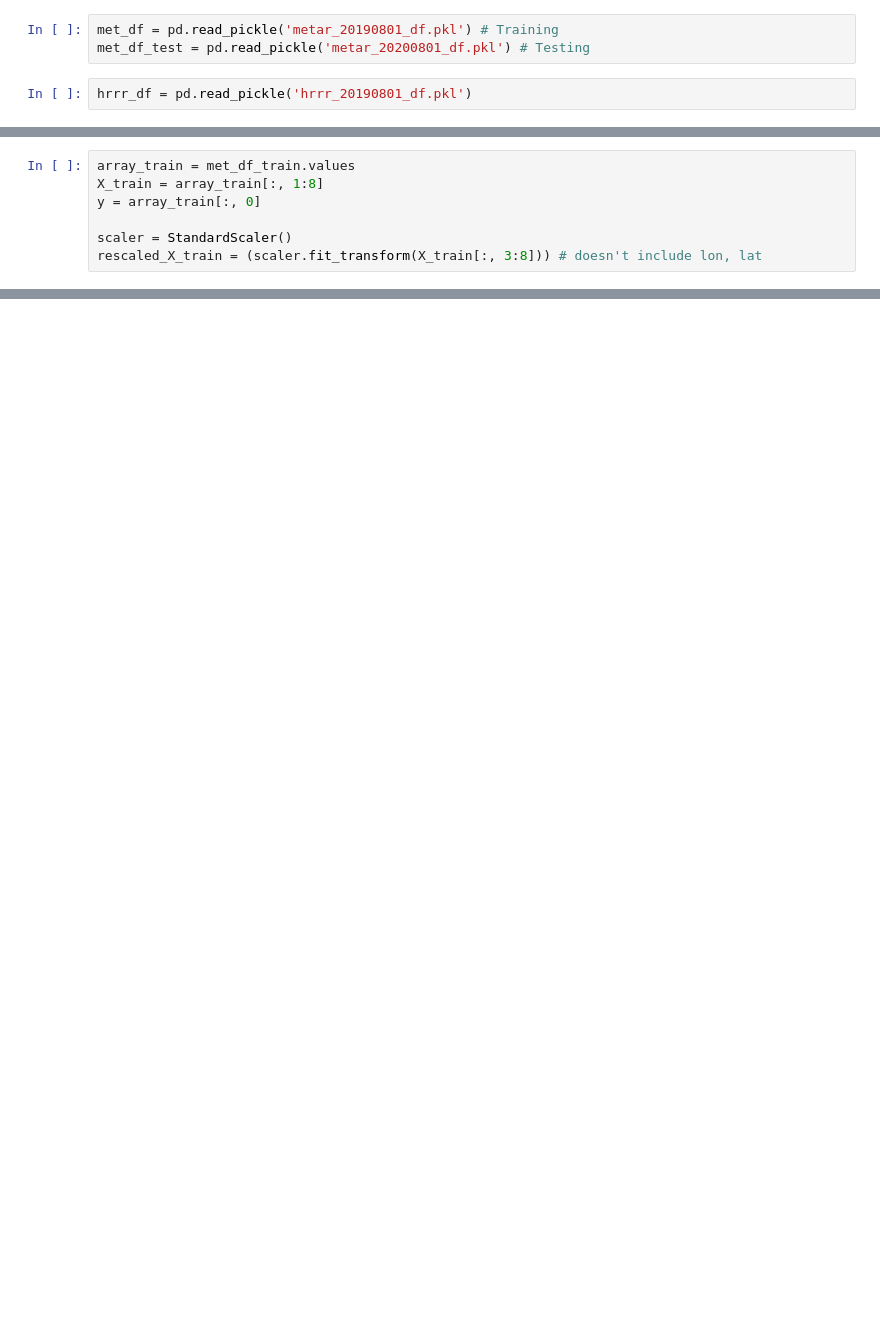
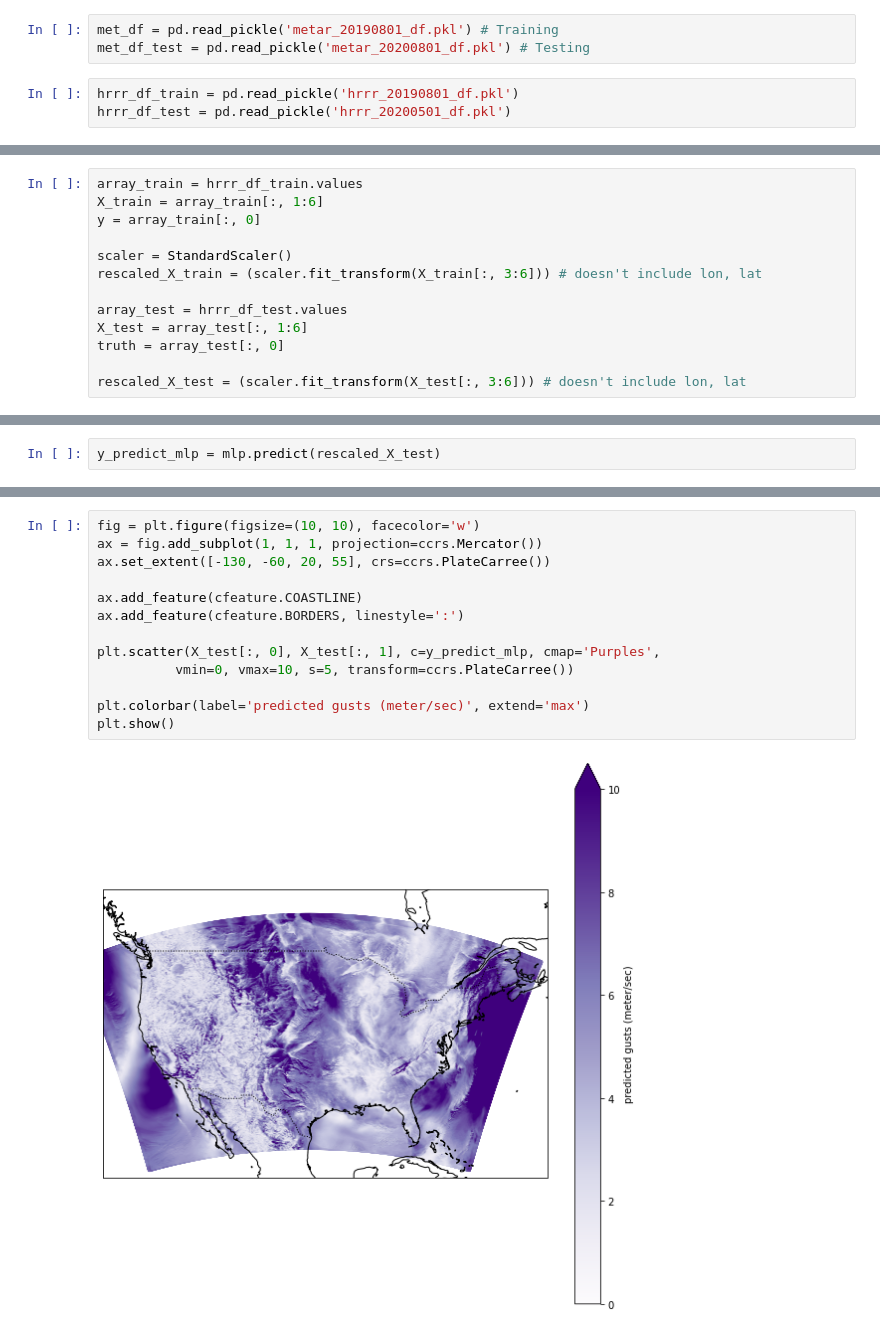
Before and after one commit to jesseturner/Wind-Gust-Predictions, a Jupyter notebook: NN_trained_hrrr.ipynb, the cells around one changed output, grey strips where cells are left out. Cells and saved outputs as stored; diff of their text form; blank space fills up the shorter version.

Commit message:
Attempt at NN trained on HRRR. Interesting results.

```diff
--- a/NN_trained_hrrr.ipynb
+++ b/NN_trained_hrrr.ipynb
@@ -11,4 +14,5 @@ from sklearn.inspection import plot_partial_dependence
 met_df = pd.read_pickle('metar_20190801_df.pkl') # Training
 met_df_test = pd.read_pickle('metar_20200801_df.pkl') # Testing
 # %%
-hrrr_df = pd.read_pickle('hrrr_20190801_df.pkl')
+hrrr_df_train = pd.read_pickle('hrrr_20190801_df.pkl')
+hrrr_df_test = pd.read_pickle('hrrr_20200501_df.pkl')
@@ -15,7 +35,13 @@ hrrr_df = pd.read_pickle('hrrr_20190801_df.pkl')
 # %%
-array_train = met_df_train.values
-X_train = array_train[:, 1:8]
+array_train = hrrr_df_train.values
+X_train = array_train[:, 1:6]
 y = array_train[:, 0]
 
 scaler = StandardScaler()
-rescaled_X_train = (scaler.fit_transform(X_train[:, 3:8])) # doesn't include lon, lat
+rescaled_X_train = (scaler.fit_transform(X_train[:, 3:6])) # doesn't include lon, lat
+
+array_test = hrrr_df_test.values
+X_test = array_test[:, 1:6]
+truth = array_test[:, 0]
+
+rescaled_X_test = (scaler.fit_transform(X_test[:, 3:6])) # doesn't include lon, lat
@@ -30,0 +60,2 @@ mlp = mlp.fit(rescaled_X_train, y)
+# %%
+y_predict_mlp = mlp.predict(rescaled_X_test)
@@ -30,0 +64,15 @@ mlp = mlp.fit(rescaled_X_train, y)
+# %%
+fig = plt.figure(figsize=(10, 10), facecolor='w')
+ax = fig.add_subplot(1, 1, 1, projection=ccrs.Mercator())
+ax.set_extent([-130, -60, 20, 55], crs=ccrs.PlateCarree())
+
+ax.add_feature(cfeature.COASTLINE)
+ax.add_feature(cfeature.BORDERS, linestyle=':')
+
+plt.scatter(X_test[:, 0], X_test[:, 1], c=y_predict_mlp, cmap='Purples',
+          vmin=0, vmax=10, s=5, transform=ccrs.PlateCarree())
+
+plt.colorbar(label='predicted gusts (meter/sec)', extend='max')
+plt.show()
+# %% [output]
+[figure, added]
```
Also changed, not shown: parts of 8 cells of this notebook, 3 other files.
